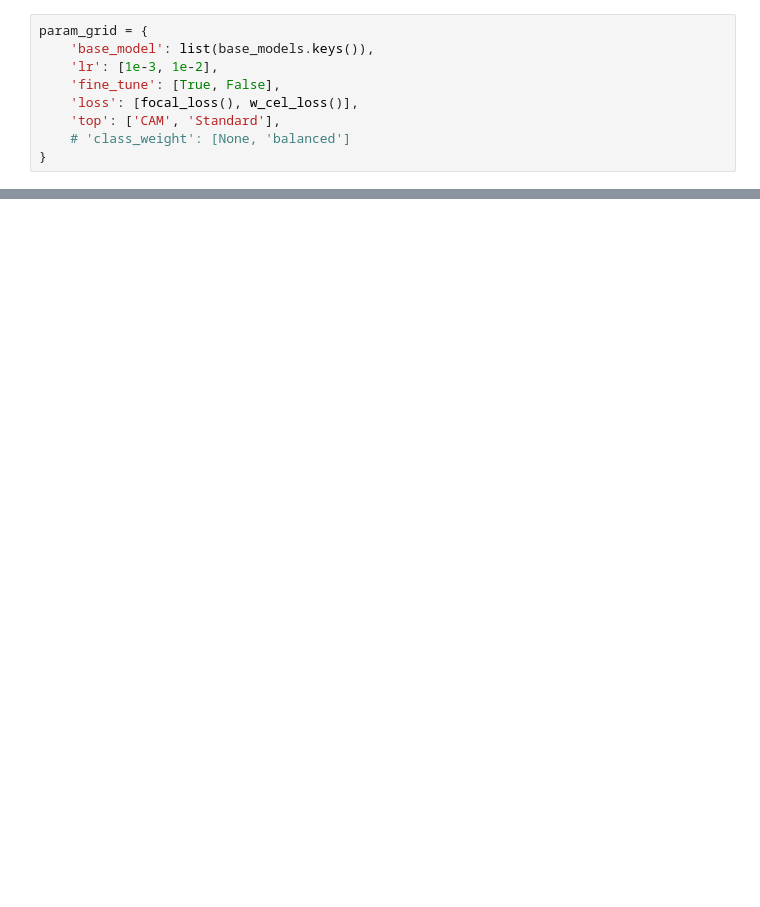
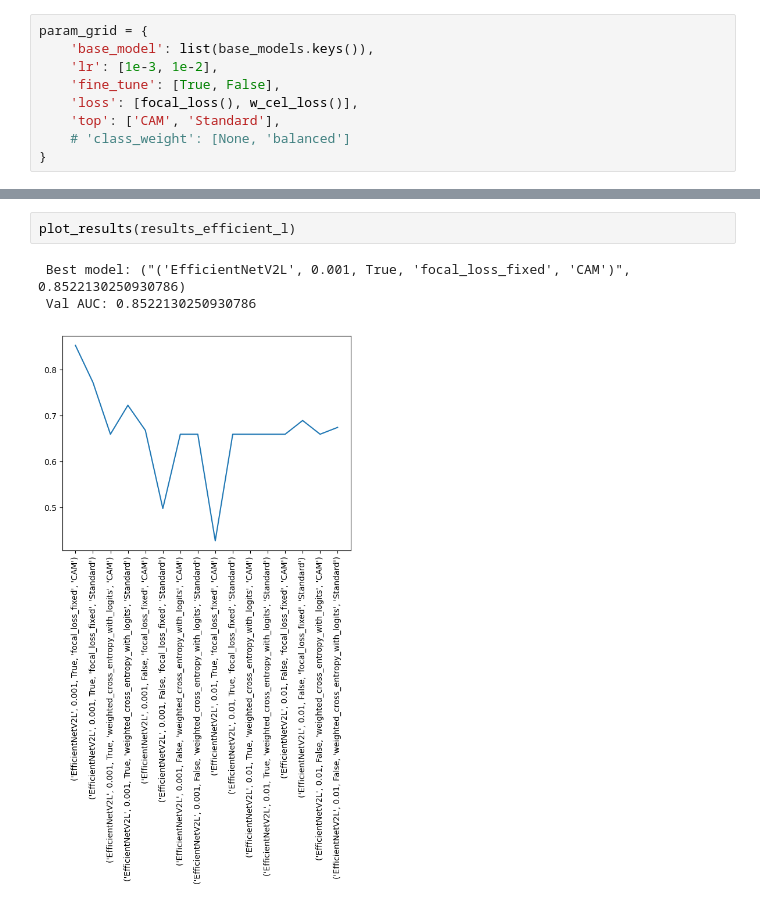
Before and after one commit to ignacio-ms/PyMorph, a Jupyter notebook: notebooks/5-cellular_division.ipynb, the cells around one changed output, grey strips where cells are left out. Drawn from its saved outputs; the diff is of its cells as text; blank space fills up the shorter version.

```diff
--- a/notebooks/5-cellular_division.ipynb
+++ b/notebooks/5-cellular_division.ipynb
@@ -139,0 +246,6 @@ Epoch 1/100
+# %%
+plot_results(results_efficient_l)
+# %% [output]
+ Best model: ("('EfficientNetV2L', 0.001, True, 'focal_loss_fixed', 'CAM')", 0.8522130250930786)
+ Val AUC: 0.8522130250930786
+[figure, added]
```
Also changed, not shown: parts of 4 cells of this notebook, 4 other files.
